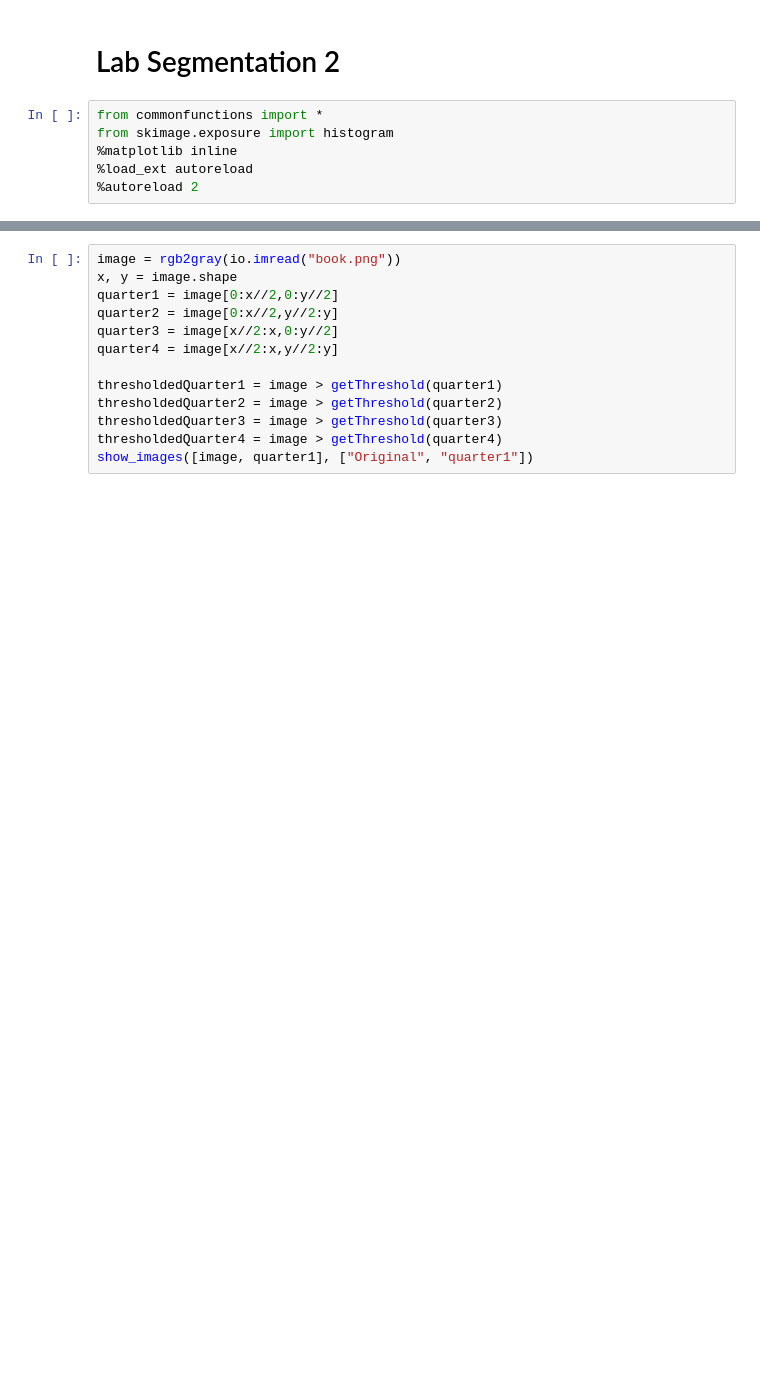
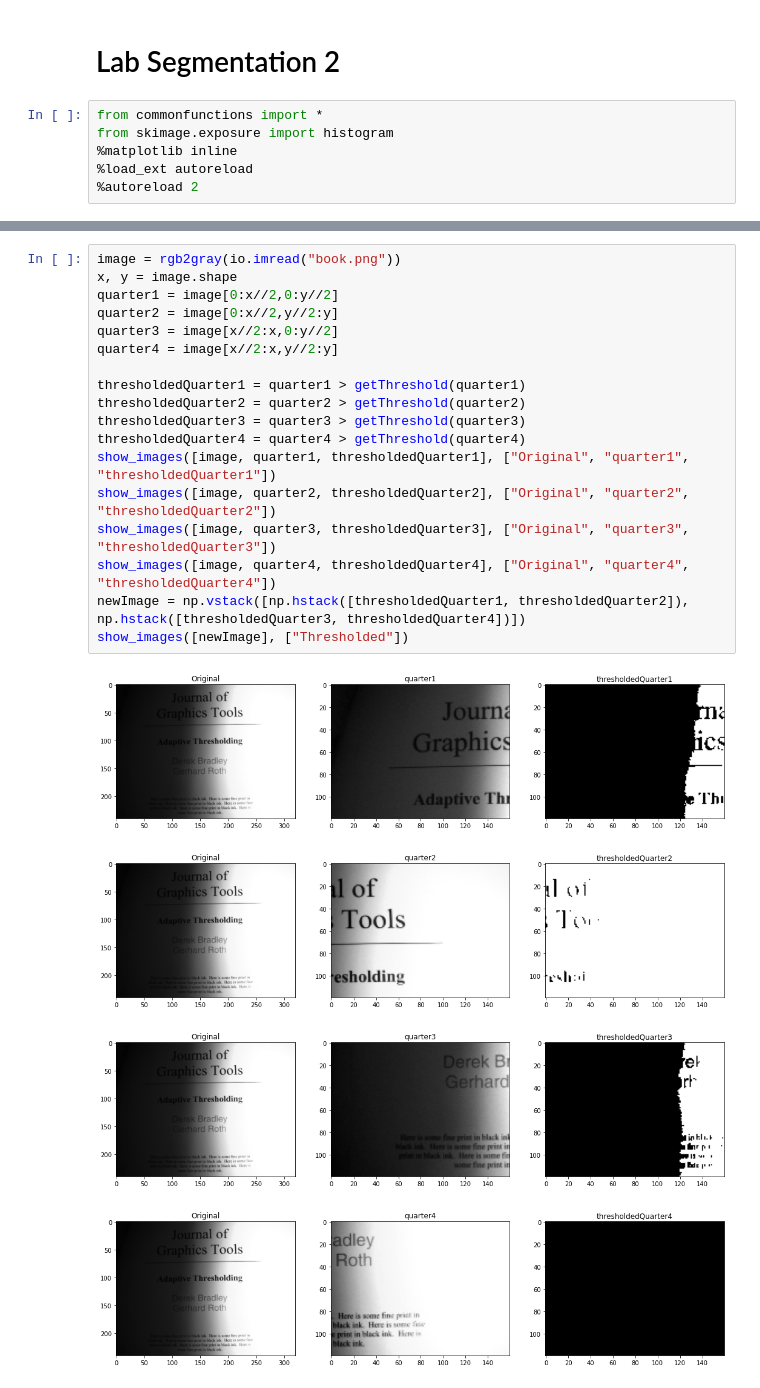
Before and after one commit to Waer1/image_labs, a Jupyter notebook: Lab_Seg_2_STD/Lab_Seg2_STD.ipynb, the cells around one changed output, grey strips where cells are left out. Saved outputs shown, nothing was run; the diff lists cells and outputs as text; blank space fills up the shorter version.

```diff
--- a/Lab_Seg_2_STD/Lab_Seg2_STD.ipynb
+++ b/Lab_Seg_2_STD/Lab_Seg2_STD.ipynb
@@ -36,13 +43,23 @@ for img in images:
 # %%
 image = rgb2gray(io.imread("book.png"))
 x, y = image.shape
 quarter1 = image[0:x//2,0:y//2]
 quarter2 = image[0:x//2,y//2:y]
 quarter3 = image[x//2:x,0:y//2]
 quarter4 = image[x//2:x,y//2:y]
 
-thresholdedQuarter1 = image > getThreshold(quarter1)
-thresholdedQuarter2 = image > getThreshold(quarter2)
-thresholdedQuarter3 = image > getThreshold(quarter3)
-thresholdedQuarter4 = image > getThreshold(quarter4)
-show_images([image, quarter1], ["Original", "quarter1"])
+thresholdedQuarter1 = quarter1 > getThreshold(quarter1)
+thresholdedQuarter2 = quarter2 > getThreshold(quarter2)
+thresholdedQuarter3 = quarter3 > getThreshold(quarter3)
+thresholdedQuarter4 = quarter4 > getThreshold(quarter4)
+show_images([image, quarter1, thresholdedQuarter1], ["Original", "quarter1", "thresholdedQuarter1"])
+show_images([image, quarter2, thresholdedQuarter2], ["Original", "quarter2", "thresholdedQuarter2"])
+show_images([image, quarter3, thresholdedQuarter3], ["Original", "quarter3", "thresholdedQuarter3"])
+show_images([image, quarter4, thresholdedQuarter4], ["Original", "quarter4", "thresholdedQuarter4"])
+newImage = np.vstack([np.hstack([thresholdedQuarter1, thresholdedQuarter2]), np.hstack([thresholdedQuarter3, thresholdedQuarter4])])
+show_images([newImage], ["Thresholded"])
+# %% [output]
+[figure, added]
+[figure, added]
+[figure, added]
+[figure, added]
```
Also changed, not shown: parts of 2 cells of this notebook.
